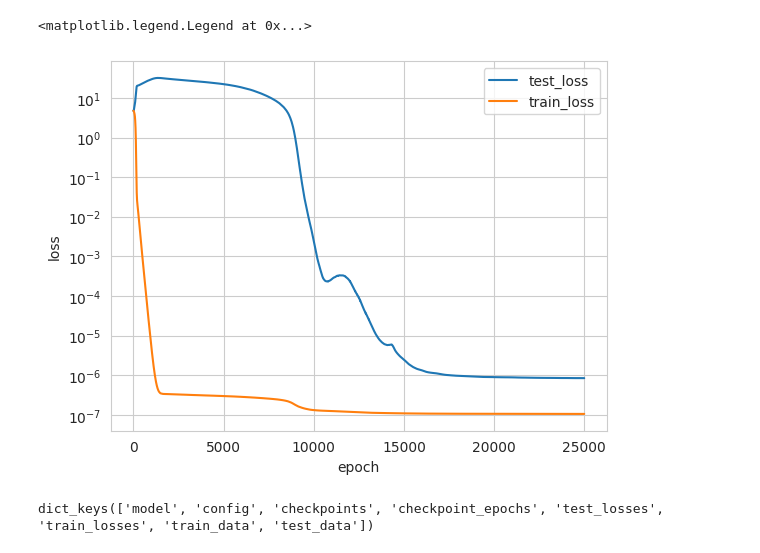
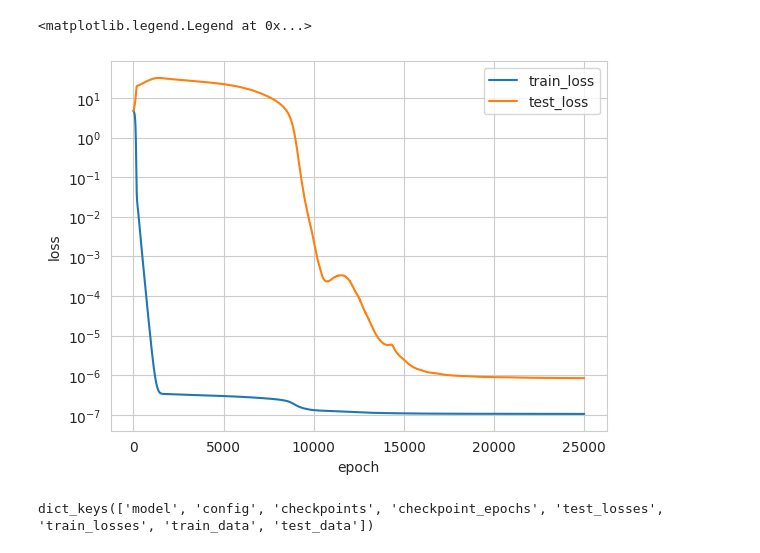
Before and after one commit to jtf9808/shared-circuit-formation, a Jupyter notebook: grokking/investigate_results.ipynb, the cells around one changed output. Drawn from its saved outputs; the diff is of its cells as text; code cells hidden in the pictures.

```diff
--- a/grokking/investigate_results.ipynb
+++ b/grokking/investigate_results.ipynb
@@ -5,15 +5,16 @@ import seaborn as sns
 from matplotlib.pyplot import ylabel
 # %%
 results = torch.load('output.pt')
+plt.plot(results['train_losses'])
 plt.plot(results['test_losses'])
-plt.plot(results['train_losses'])
+
 plt.yscale('log')
 plt.ylabel('loss')
 plt.xlabel('epoch')
-plt.legend(['test_loss', 'train_loss'])
+plt.legend(['train_loss', 'test_loss'])
 # %% [output]
 <matplotlib.legend.Legend at 0x...>
-[figure, old version]
+[figure, new version]
 # %%
 results.keys()
 # %% [output]
```
Also changed, not shown: parts of 16 cells of this notebook, 3 other files.
